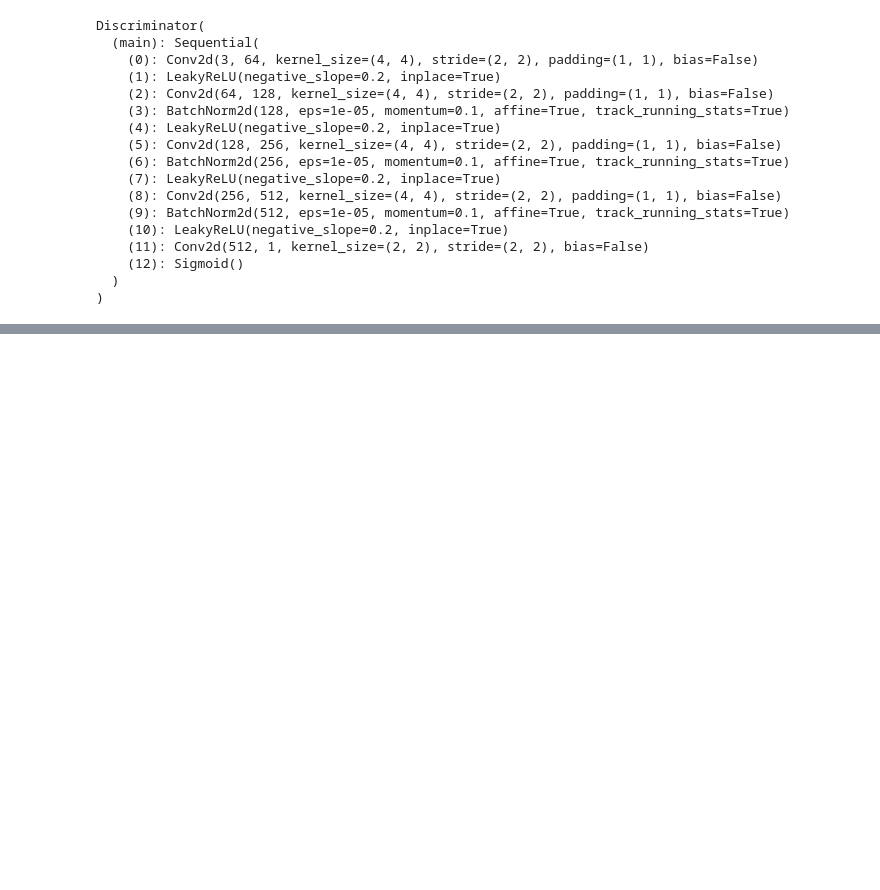
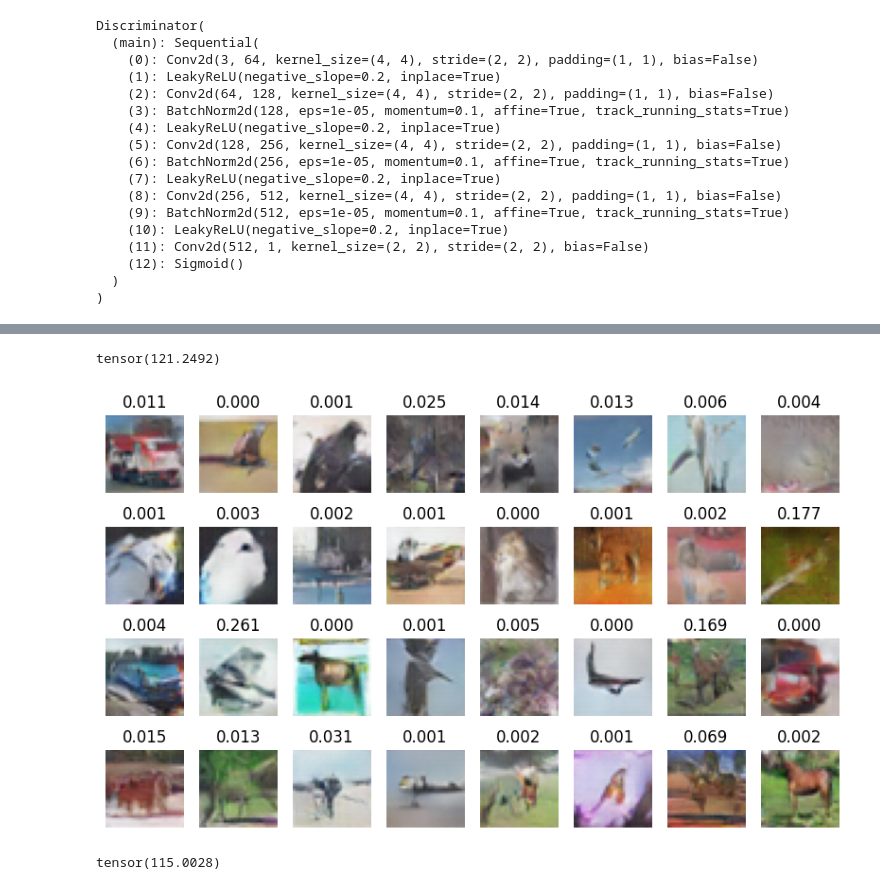
Before and after one commit to MarioAuditore/Statistics-energy-based-GAN, a Jupyter notebook: CIFAR10-DCGAN.ipynb, the cells around one changed output, grey strips where cells are left out. Cells and saved outputs as stored; diff of their text form; code cells hidden in the pictures; blank space fills up the shorter version.

```diff
--- a/CIFAR10-DCGAN.ipynb
+++ b/CIFAR10-DCGAN.ipynb
@@ -178,0 +233,47 @@ for i in range(batch_size):
+# %%
+real = next(iter(trainloader))[0]
+fake = samples.to('cpu')
+
+fid = FrechetInceptionDistance()
+
+fid.update(real, True)
+fid.update(fake, False)
+fid.compute()
+# %% [output]
+tensor(121.2492)
+# %%
+batch_size=32
+n_dims = 100
+
+N = 15
+eps=1e-7
+
+plt.figure(figsize=[10,12])
+
+noize=[]
+for i in range(batch_size):
+    noize.append(langevin_sampling(N, n_dims, model_gen, model_disc, device, eps=eps).to('cpu'))
+noize = torch.tensor(np.array(noize))[:, :, None, None]
+
+samples=model_gen(noize.to(device))
+samples=samples*0.5+0.5
+score=model_disc(model_gen(noize.to(device)))
+
+for i in range(batch_size):
+    plt.subplot(8,8,i+1)
+    plt.axis('off')
+    plt.title(f"{score[i].cpu().detach().numpy():.3f}")
+    plt.imshow(samples[i].permute(1,2,0).cpu().detach().numpy())
+# %% [output]
+[figure, added]
+# %%
+real = next(iter(trainloader))[0]
+fake = samples.to('cpu')
+
+fid = FrechetInceptionDistance()
+
+fid.update(real, True)
+fid.update(fake, False)
+fid.compute()
+# %% [output]
+tensor(115.0028)
```
Also changed, not shown: parts of 13 cells of this notebook, 1 other file.
